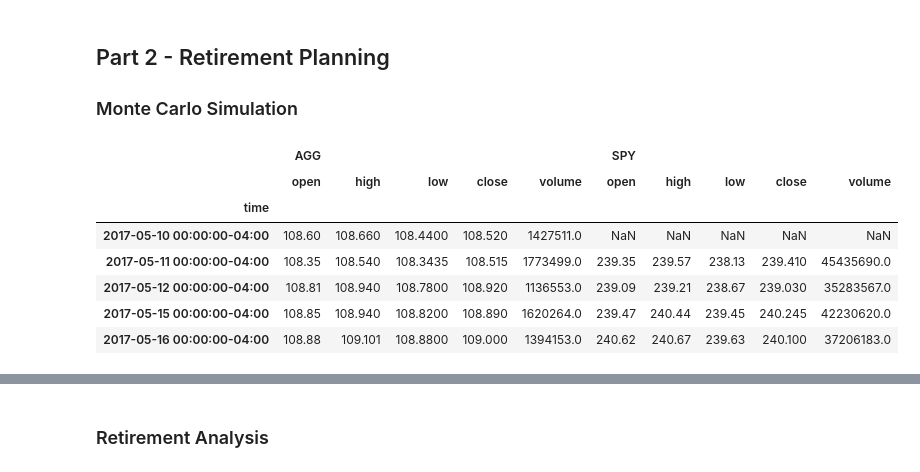
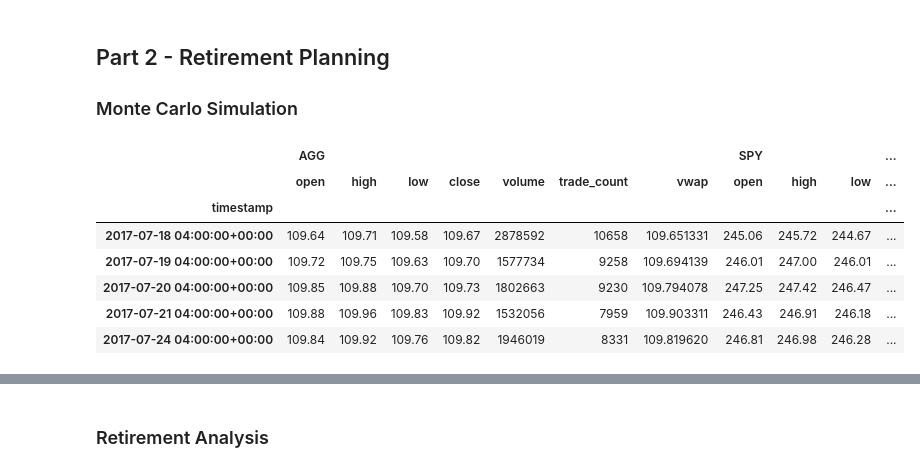
Before and after one commit to yohanhwang12/mod5chall2, a Jupyter notebook: Starter_Code/financial-planner.ipynb, the cells around one changed output, grey strips where cells are left out. Drawn from its saved outputs; the diff is of its cells as text; code cells hidden in the pictures.

```diff
--- a/Starter_Code/financial-planner.ipynb
+++ b/Starter_Code/financial-planner.ipynb
@@ -154,28 +206,39 @@ Congratulations! You have enough money in your emergency fund.
 # %%
 # Set start and end dates of five years back from today.
 # Sample results may vary from the solution based on the time frame chosen
-start_date = pd.Timestamp('2016-05-01', tz='America/New_York').isoformat()
-end_date = pd.Timestamp('2021-05-01', tz='America/New_York').isoformat()
+start_date = pd.Timestamp('2017-07-18', tz='America/New_York').isoformat()
+end_date = pd.Timestamp('2022-07-18', tz='America/New_York').isoformat()
 # %%
 # Get 5 years' worth of historical data for SPY and AGG
 # YOUR CODE HERE!
+timeframe = "1Day"
+
+df_stock_data = alpaca.get_bars(
+    tickers,
+    timeframe,
+    start= start_date,
+    end = end_date
+).df
+
 
 # Reorganize the DataFrame
 # Separate ticker data
 # YOUR CODE HERE!
-
+AGG = df_stock_data[df_stock_data["symbol"]=='AGG'].drop('symbol',axis=1)
+SPY = df_stock_data[df_stock_data["symbol"]=='SPY'].drop('symbol',axis=1)
 
 # Concatenate the ticker DataFrames
 # YOUR CODE HERE!
+df_stock_data = pd.concat([AGG,SPY], axis=1, keys=['AGG', 'SPY'])
 
 # Display sample data
 df_stock_data.head()
 # %% [output]
-|  | AGG |  |  |  |  | SPY |  |  |  |  |
-|  | open | high | low | close | volume | open | high | low | close | volume |
-| time |  |  |  |  |  |  |  |  |  |  |
-| 2017-05-10 00:00:00-04:00 | 108.60 | 108.660 | 108.4400 | 108.520 | 1427511.0 | NaN | NaN | NaN | NaN | NaN |
-| 2017-05-11 00:00:00-04:00 | 108.35 | 108.540 | 108.3435 | 108.515 | 1773499.0 | 239.35 | 239.57 | 238.13 | 239.410 | 45435690.0 |
-| 2017-05-12 00:00:00-04:00 | 108.81 | 108.940 | 108.7800 | 108.920 | 1136553.0 | 239.09 | 239.21 | 238.67 | 239.030 | 35283567.0 |
-| 2017-05-15 00:00:00-04:00 | 108.85 | 108.940 | 108.8200 | 108.890 | 1620264.0 | 239.47 | 240.44 | 239.45 | 240.245 | 42230620.0 |
-| 2017-05-16 00:00:00-04:00 | 108.88 | 109.101 | 108.8800 | 109.000 | 1394153.0 | 240.62 | 240.67 | 239.63 | 240.100 | 37206183.0 |
+|  | AGG |  |  |  |  |  |  | SPY |  |  | ... |
+|  | open | high | low | close | volume | trade_count | vwap | open | high | low | ... |
+| timestamp |  |  |  |  |  |  |  |  |  |  | ... |
+| 2017-07-18 04:00:00+00:00 | 109.64 | 109.71 | 109.58 | 109.67 | 2878592 | 10658 | 109.651331 | 245.06 | 245.72 | 244.67 | ... |
+| 2017-07-19 04:00:00+00:00 | 109.72 | 109.75 | 109.63 | 109.70 | 1577734 | 9258 | 109.694139 | 246.01 | 247.00 | 246.01 | ... |
+| 2017-07-20 04:00:00+00:00 | 109.85 | 109.88 | 109.70 | 109.73 | 1802663 | 9230 | 109.794078 | 247.25 | 247.42 | 246.47 | ... |
+| 2017-07-21 04:00:00+00:00 | 109.88 | 109.96 | 109.83 | 109.92 | 1532056 | 7959 | 109.903311 | 246.43 | 246.91 | 246.18 | ... |
+| 2017-07-24 04:00:00+00:00 | 109.84 | 109.92 | 109.76 | 109.82 | 1946019 | 8331 | 109.819620 | 246.81 | 246.98 | 246.28 | ... |
```
Also changed, not shown: parts of 20 cells of this notebook.
